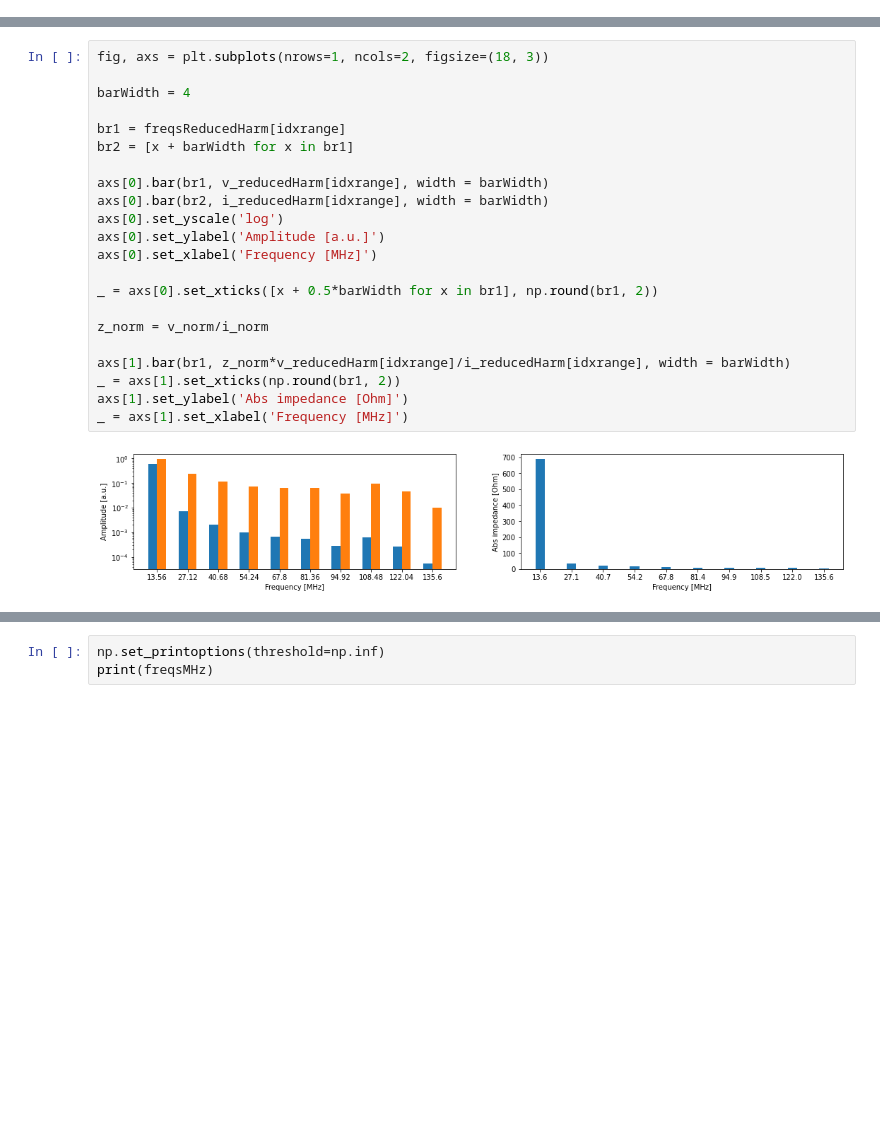
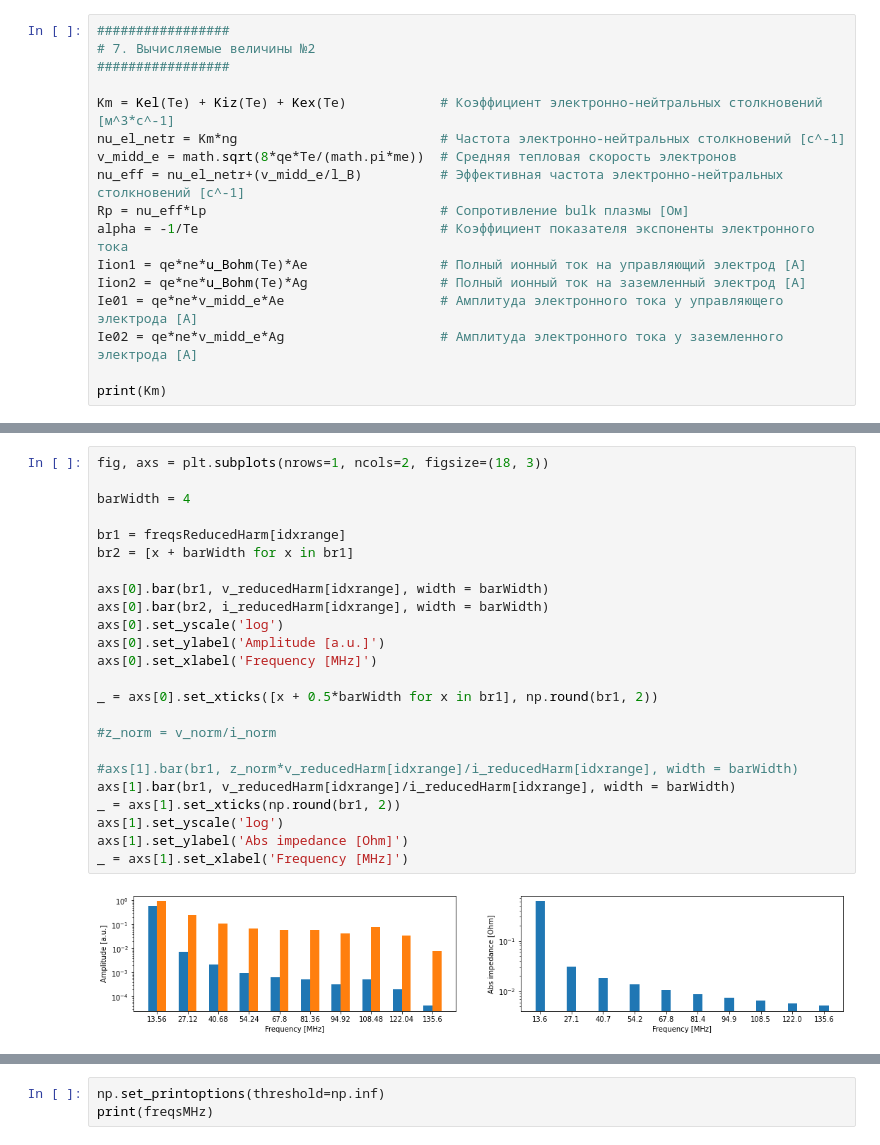
Before and after one commit to dsamsonov1/rf_plasma_impedance, a Jupyter notebook: rf_discharge_2.ipynb, the cells around one changed output, grey strips where cells are left out. Drawn from its saved outputs; the diff is of its cells as text; blank space fills up the shorter version.

```diff
--- a/rf_discharge_2.ipynb
+++ b/rf_discharge_2.ipynb
@@ -77,0 +148,17 @@ timestep_output = Tf/sim_periods_div    # Шаг, с которым будет
+# %%
+#################
+# 7. Вычисляемые величины №2
+#################
+
+Km = Kel(Te) + Kiz(Te) + Kex(Te)            # Коэффициент электронно-нейтральных столкновений [м^3*с^-1]
+nu_el_netr = Km*ng                          # Частота электронно-нейтральных столкновений [c^-1]
+v_midd_e = math.sqrt(8*qe*Te/(math.pi*me))  # Средняя тепловая скорость электронов
+nu_eff = nu_el_netr+(v_midd_e/l_B)          # Эффективная частота электронно-нейтральных столкновений [c^-1]
+Rp = nu_eff*Lp                              # Сопротивление bulk плазмы [Ом]
+alpha = -1/Te                               # Коэффициент показателя экспоненты электронного тока
+Iion1 = qe*ne*u_Bohm(Te)*Ae                 # Полный ионный ток на управляющий электрод [А]
+Iion2 = qe*ne*u_Bohm(Te)*Ag                 # Полный ионный ток на заземленный электрод [А]
+Ie01 = qe*ne*v_midd_e*Ae                    # Амплитуда электронного тока у управляющего электрода [А]
+Ie02 = qe*ne*v_midd_e*Ag                    # Амплитуда электронного тока у заземленного электрода [А]
+
+print(Km)
@@ -235,27 +329,29 @@ print(i_reducedHarm[idxrange])
 # %%
 fig, axs = plt.subplots(nrows=1, ncols=2, figsize=(18, 3))
 
 barWidth = 4
 
 br1 = freqsReducedHarm[idxrange]
 br2 = [x + barWidth for x in br1]
 
 axs[0].bar(br1, v_reducedHarm[idxrange], width = barWidth)
 axs[0].bar(br2, i_reducedHarm[idxrange], width = barWidth)
 axs[0].set_yscale('log')
 axs[0].set_ylabel('Amplitude [a.u.]')
 axs[0].set_xlabel('Frequency [MHz]')
 
 _ = axs[0].set_xticks([x + 0.5*barWidth for x in br1], np.round(br1, 2))
 
-z_norm = v_norm/i_norm
+#z_norm = v_norm/i_norm
 
-axs[1].bar(br1, z_norm*v_reducedHarm[idxrange]/i_reducedHarm[idxrange], width = barWidth)
+#axs[1].bar(br1, z_norm*v_reducedHarm[idxrange]/i_reducedHarm[idxrange], width = barWidth)
+axs[1].bar(br1, v_reducedHarm[idxrange]/i_reducedHarm[idxrange], width = barWidth)
 _ = axs[1].set_xticks(np.round(br1, 2))
+axs[1].set_yscale('log')
 axs[1].set_ylabel('Abs impedance [Ohm]')
 _ = axs[1].set_xlabel('Frequency [MHz]')
 # %% [output]
-[figure, old version]
+[figure, new version]
 # %%
 from scipy.integrate import trapezoid
 
```
Also changed, not shown: parts of 20 cells of this notebook.
